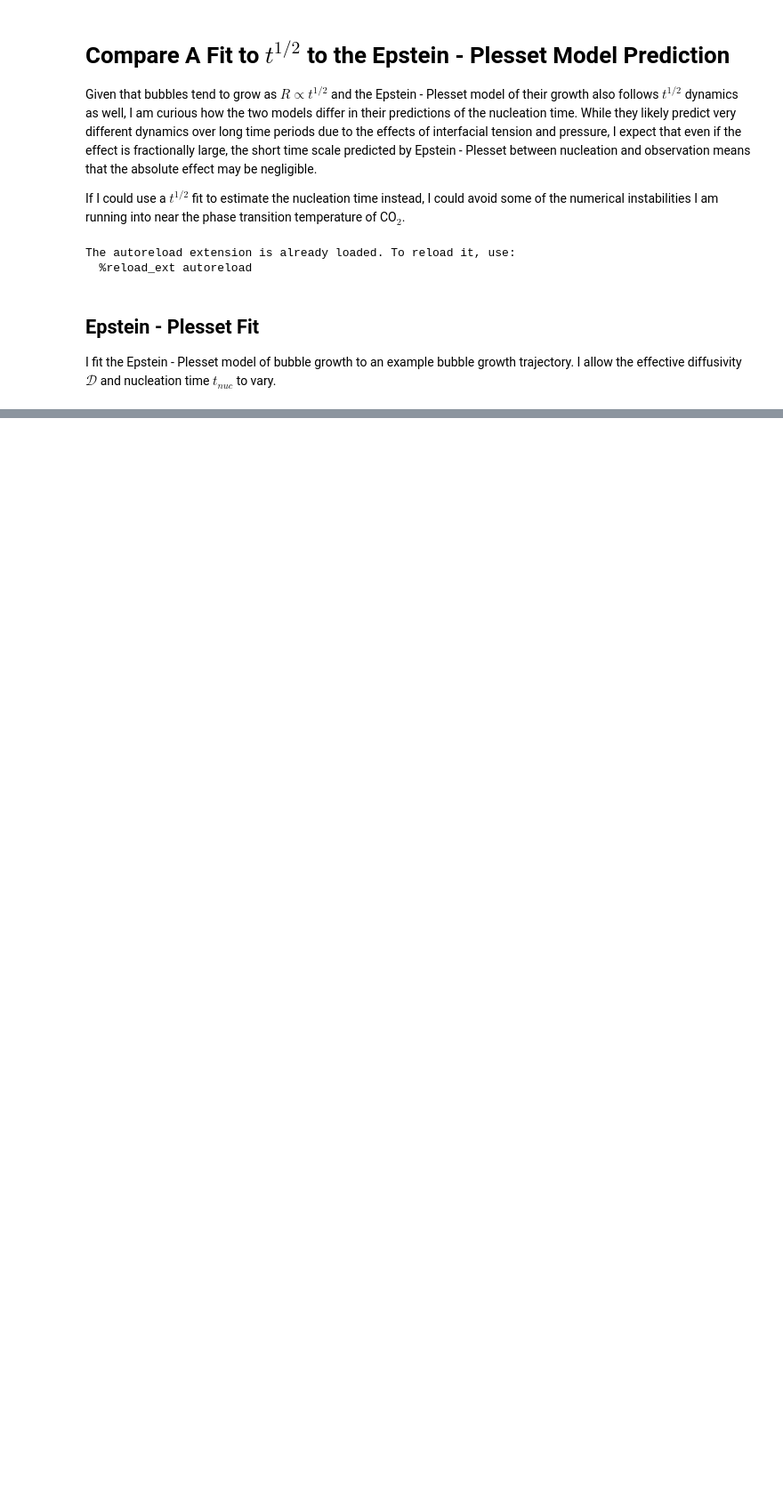
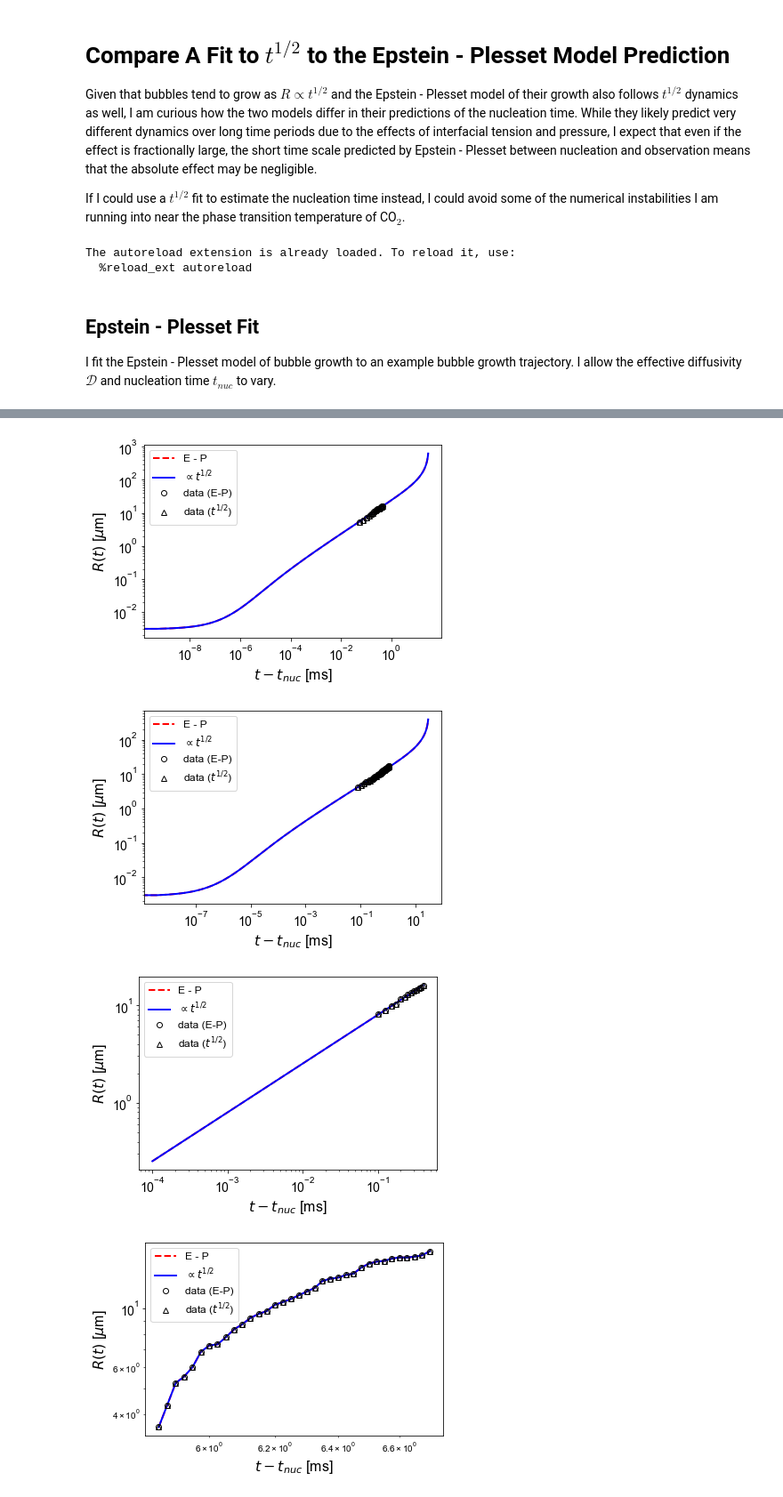
Before and after one commit to andylitalo/bubble-growth, a Jupyter notebook: ntbk/20211202_72bar_compare_t12_ep.ipynb, the cells around one changed output, grey strips where cells are left out. Shown at 89% size. Cells and saved outputs as stored; diff of their text form; code cells hidden in the pictures; blank space fills up the shorter version.

```diff
--- a/ntbk/20211202_72bar_compare_t12_ep.ipynb
+++ b/ntbk/20211202_72bar_compare_t12_ep.ipynb
@@ -229,7 +310,7 @@ fit_proc = an.scipy_param_fit
 # y_lim = [1, 30]
 
 # USER PARAMETERS
-n_fit = 1
+n_fit = -1
 
 # globs list of data directories
 data_dir_list = glob.glob(data_dir_tmp)
@@ -238,7 +319,7 @@ data_dir_list = glob.glob(data_dir_tmp)
 data = an.fit_D_t_nuc(data_filename, data_dir_list, polyol_data_file,
                         eos_co2_file, frac_lo, frac_hi,
                         D_lo, D_hi, growth_fn, dt, R_nuc, fit_fn_params,
-                        exp_ratio_tol, n_fit=n_fit, show_plots=True,
+                        exp_ratio_tol, n_fit=n_fit, show_plots=False,
                         save_path=save_path, save_freq=save_freq, fit_proc=fit_proc)
 # %% [output]
 11 R =  3.877837030746723 v =  0.8717492145038968  vs.  0.6951621573622259
@@ -261,0 +395,46 @@ ValueError: not enough values to unpack (expected 10, got 0)
+# %%
+with open(os.path.join(data_dir, '20211202_72bar_test_ep.pkl'), 'rb') as f:
+    data_ep = pkl.load(f)
+# %%
+n_plot = 10
+x_lim = None # [1E-5, 10]
+y_lim = None # [1E-1, 100]
+# extracts fit data
+ct = 0
+for vid_num in data_ep.keys():
+    v_ep = data_ep[vid_num]['data']
+    v_sqrt = data_sqrt[vid_num]['data']
+    for bub_num in v_ep.keys():
+        # gets bubble data for each fit method
+        bub_ep = v_ep[bub_num]
+        bub_sqrt = v_sqrt[bub_num]
+
+        # extracts measured bubble data
+        t_bub = bub_ep['t_bub']
+        R_bub = bub_ep['R_bub']
+        # extracts E-P fit data
+        t_nuc_ep = bub_ep['t_nuc']
+        t_fit_ep = bub_ep['t_fit']
+        R_fit_ep = bub_ep['R_fit']
+        D_ep = bub_ep['D']
+        t_nuc_ep = bub_ep['t_nuc']
+        # extracts sqrt fit data
+        t_nuc_sqrt = bub_sqrt['t_nuc']
+        t_fit_sqrt = bub_sqrt['t_fit']
+        R_fit_sqrt = bub_sqrt['R_fit']
+
+        # plots differences in predictions
+        compare_ep_sqrt(t_nuc_ep, t_fit_ep, R_fit_ep, t_nuc_sqrt, t_fit_sqrt, R_fit_sqrt,
+                       t_bub, R_bub, x_lim=x_lim, y_lim=y_lim)
+
+        ct += 1
+        if ct == n_plot:
+            break
+
+    if ct == n_plot:
+        break
+# %% [output]
+[figure, added]
+[figure, added]
+[figure, added]
+[figure, added]
```
Also changed, not shown: parts of 11 cells of this notebook, 7 other files.
